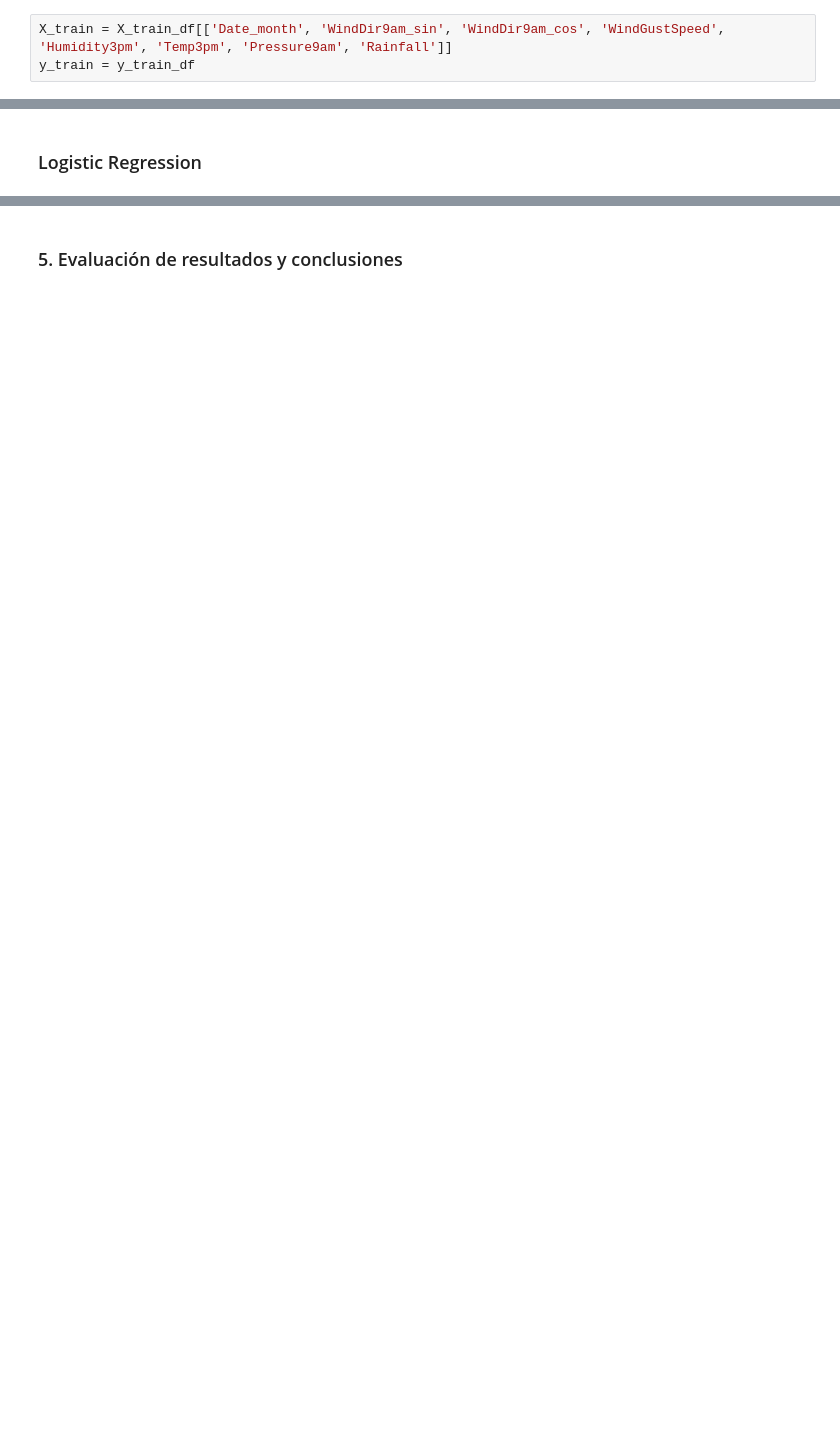
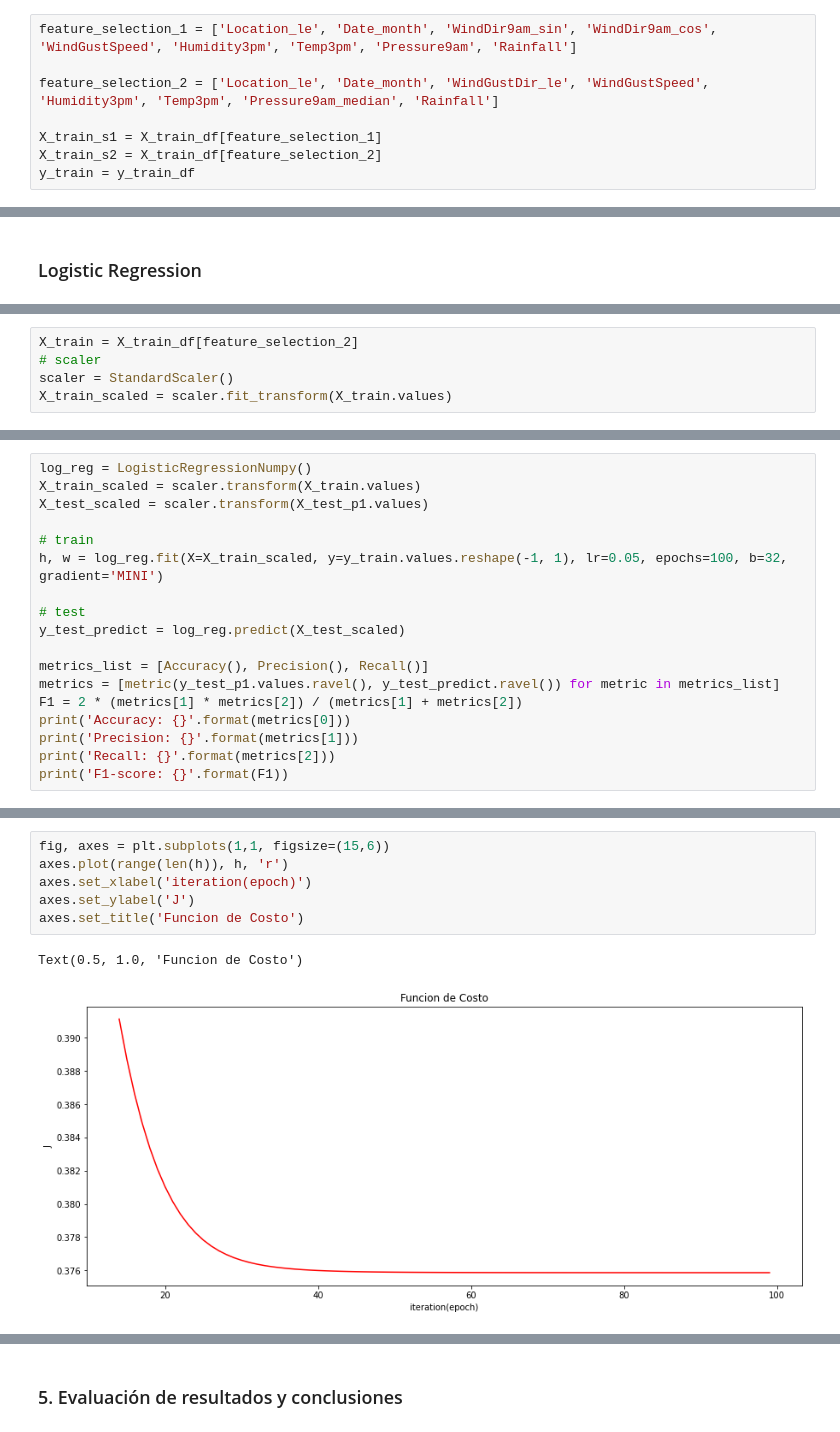
Before and after one commit to freddy120/ad_ceia, a Jupyter notebook: notebooks/tpintegrador/TP Integrador Análisis de datos.ipynb, the cells around one changed output, grey strips where cells are left out. Saved outputs shown, nothing was run; the diff lists cells and outputs as text; blank space fills up the shorter version.

```diff
--- a/notebooks/tpintegrador/TP Integrador Análisis de datos.ipynb
+++ b/notebooks/tpintegrador/TP Integrador Análisis de datos.ipynb
@@ -910,5 +622,10 @@ Nos quedamos con las siguientes variables
 # %%
-X_train = X_train_df[['Date_month', 'WindDir9am_sin', 'WindDir9am_cos', 'WindGustSpeed', 'Humidity3pm', 'Temp3pm', 'Pressure9am', 'Rainfall']]
+feature_selection_1 = ['Location_le', 'Date_month', 'WindDir9am_sin', 'WindDir9am_cos', 'WindGustSpeed', 'Humidity3pm', 'Temp3pm', 'Pressure9am', 'Rainfall']
+
+feature_selection_2 = ['Location_le', 'Date_month', 'WindGustDir_le', 'WindGustSpeed', 'Humidity3pm', 'Temp3pm', 'Pressure9am_median', 'Rainfall']
+
+X_train_s1 = X_train_df[feature_selection_1]
+X_train_s2 = X_train_df[feature_selection_2]
 y_train = y_train_df
 # %% [markdown]
 ### 4. Entrenamiento de modelos
@@ -1251,0 +1001,5 @@ KeyboardInterrupt:
+# %%
+X_train = X_train_df[feature_selection_2]
+# scaler
+scaler = StandardScaler()
+X_train_scaled = scaler.fit_transform(X_train.values)
@@ -1251,0 +1059,18 @@ KeyboardInterrupt:
+# %%
+log_reg = LogisticRegressionNumpy()
+X_train_scaled = scaler.transform(X_train.values)
+X_test_scaled = scaler.transform(X_test_p1.values)
+
+# train
+h, w = log_reg.fit(X=X_train_scaled, y=y_train.values.reshape(-1, 1), lr=0.05, epochs=100, b=32, gradient='MINI')
+
+# test
+y_test_predict = log_reg.predict(X_test_scaled)
+
+metrics_list = [Accuracy(), Precision(), Recall()]
+metrics = [metric(y_test_p1.values.ravel(), y_test_predict.ravel()) for metric in metrics_list]
+F1 = 2 * (metrics[1] * metrics[2]) / (metrics[1] + metrics[2])
+print('Accuracy: {}'.format(metrics[0]))
+print('Precision: {}'.format(metrics[1]))
+print('Recall: {}'.format(metrics[2]))
+print('F1-score: {}'.format(F1))
@@ -1251,0 +1082,9 @@ KeyboardInterrupt:
+# %%
+fig, axes = plt.subplots(1,1, figsize=(15,6))
+axes.plot(range(len(h)), h, 'r')
+axes.set_xlabel('iteration(epoch)')
+axes.set_ylabel('J')
+axes.set_title('Funcion de Costo')
+# %% [output]
+Text(0.5, 1.0, 'Funcion de Costo')
+[figure, added]
```
Also changed, not shown: parts of 224 cells of this notebook.
